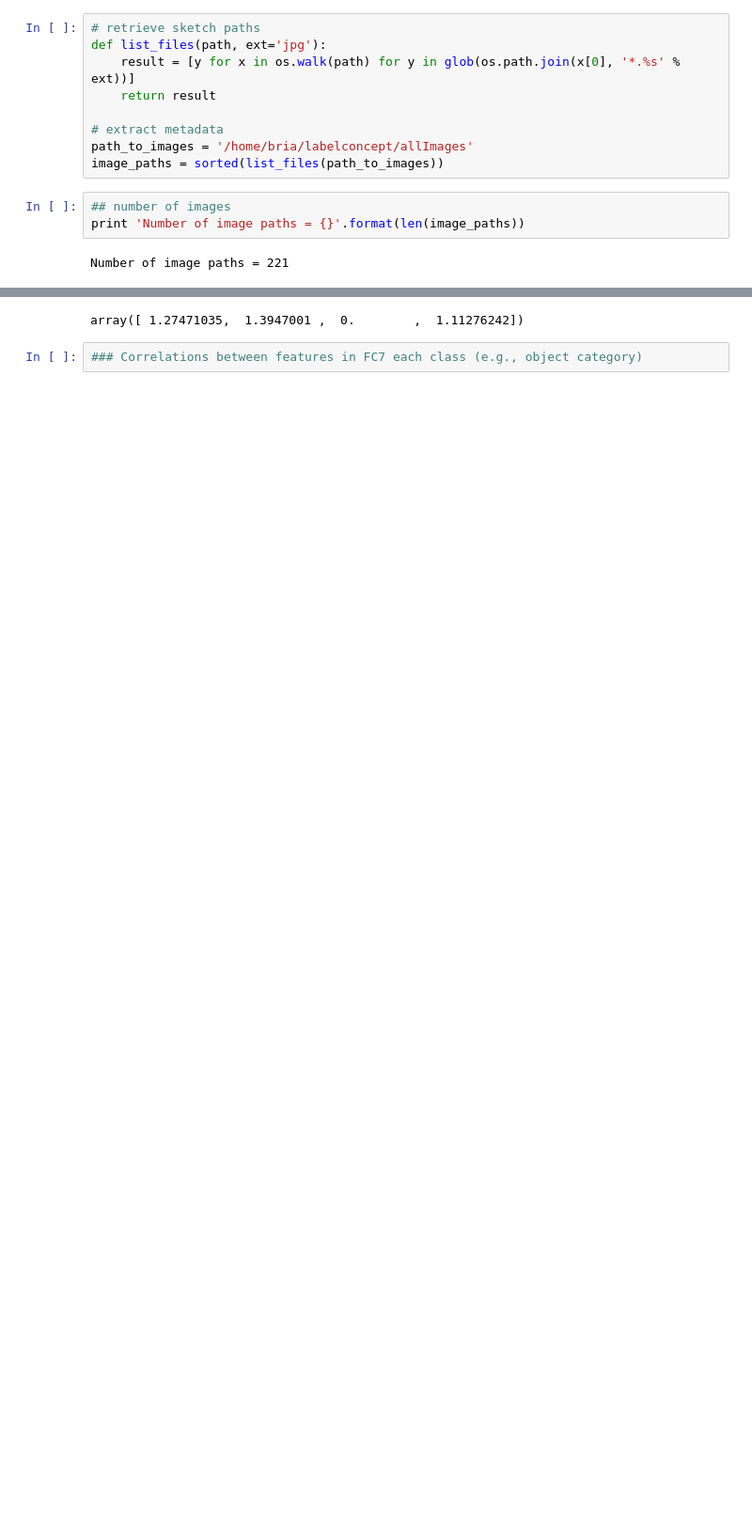
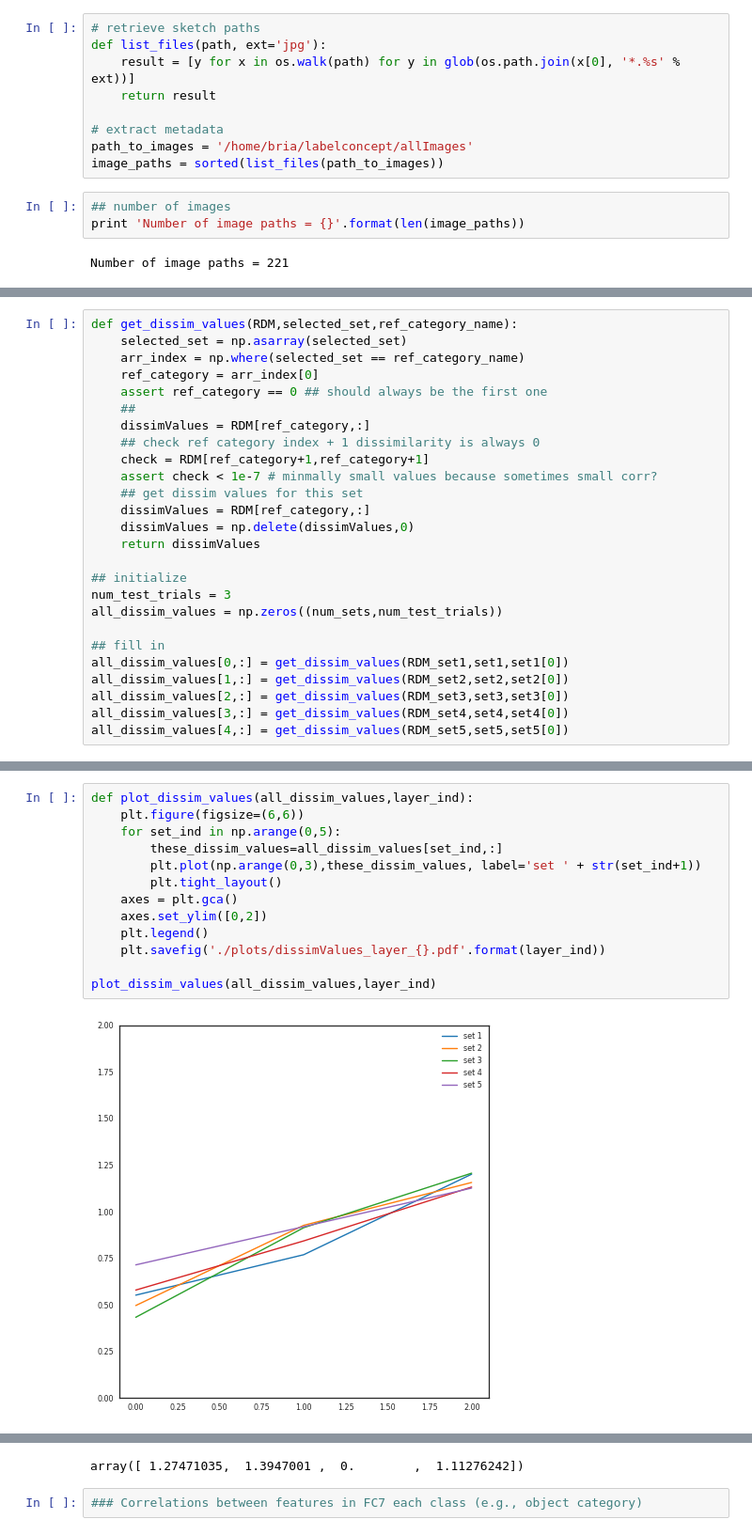
Before and after one commit to brialorelle/label-cats, a Jupyter notebook: stimuli_analyses/featuresTry-labelconcept.ipynb, the cells around one changed output, grey strips where cells are left out. Shown at 94% size. Cells and saved outputs as stored; diff of their text form; blank space fills up the shorter version.

```diff
--- a/stimuli_analyses/featuresTry-labelconcept.ipynb
+++ b/stimuli_analyses/featuresTry-labelconcept.ipynb
@@ -169,0 +267,26 @@ array([0])
+# %%
+def get_dissim_values(RDM,selected_set,ref_category_name):
+    selected_set = np.asarray(selected_set)
+    arr_index = np.where(selected_set == ref_category_name)
+    ref_category = arr_index[0]
+    assert ref_category == 0 ## should always be the first one
+    ##
+    dissimValues = RDM[ref_category,:]
+    ## check ref category index + 1 dissimilarity is always 0
+    check = RDM[ref_category+1,ref_category+1]
+    assert check < 1e-7 # minmally small values because sometimes small corr?
+    ## get dissim values for this set
+    dissimValues = RDM[ref_category,:]
+    dissimValues = np.delete(dissimValues,0)
+    return dissimValues
+
+## initialize
+num_test_trials = 3
+all_dissim_values = np.zeros((num_sets,num_test_trials))
+
+## fill in
+all_dissim_values[0,:] = get_dissim_values(RDM_set1,set1,set1[0])
+all_dissim_values[1,:] = get_dissim_values(RDM_set2,set2,set2[0])
+all_dissim_values[2,:] = get_dissim_values(RDM_set3,set3,set3[0])
+all_dissim_values[3,:] = get_dissim_values(RDM_set4,set4,set4[0])
+all_dissim_values[4,:] = get_dissim_values(RDM_set5,set5,set5[0])
@@ -169,0 +295,15 @@ array([0])
+# %%
+def plot_dissim_values(all_dissim_values,layer_ind):
+    plt.figure(figsize=(6,6))
+    for set_ind in np.arange(0,5):
+        these_dissim_values=all_dissim_values[set_ind,:]
+        plt.plot(np.arange(0,3),these_dissim_values, label='set ' + str(set_ind+1))
+        plt.tight_layout()
+    axes = plt.gca()
+    axes.set_ylim([0,2])
+    plt.legend()
+    plt.savefig('./plots/dissimValues_layer_{}.pdf'.format(layer_ind))
+
+plot_dissim_values(all_dissim_values,layer_ind)
+# %% [output]
+[figure, added]
```
Also changed, not shown: parts of 29 cells of this notebook, 5 other files.
